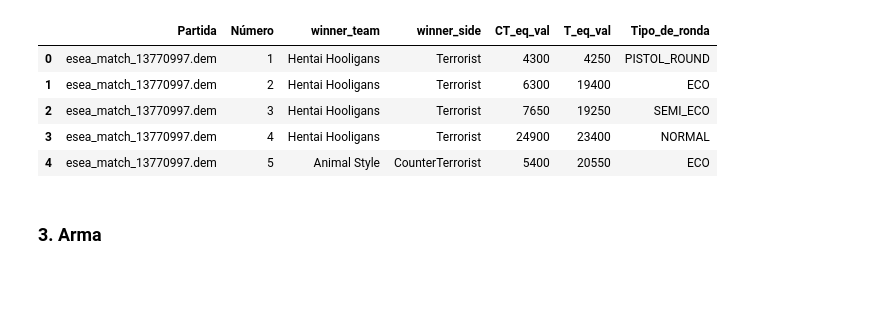
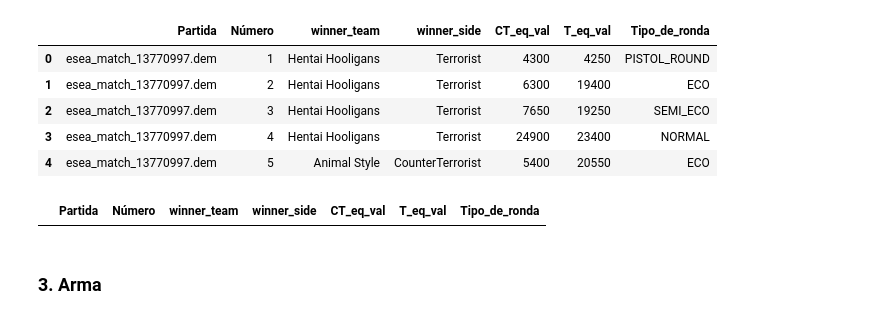
Before and after one commit to Bgallardo46/batos1, a Jupyter notebook: proyecto/Procesamiento datos/Filtro_datos_limpio.ipynb, the cells around one changed output. Saved outputs shown, nothing was run; the diff lists cells and outputs as text; code cells hidden in the pictures; blank space fills up the shorter version.

```diff
--- a/proyecto/Procesamiento datos/Filtro_datos_limpio.ipynb
+++ b/proyecto/Procesamiento datos/Filtro_datos_limpio.ipynb
@@ -103,8 +103,11 @@ Ronda_completo = (
 		.apply(completar_rondas)
 		.reset_index(drop=True)
 )
-# %%
-Ronda = Ronda_completo[Ronda.columns]
+# %%
+#### Reviso la llave foranea de la tabla
+Ronda[~Ronda['Partida'].isin(Partida['Archivo'])]
+# %% [output]
+|  | Partida | Número | winner_team | winner_side | CT_eq_val | T_eq_val | Tipo_de_ronda |
 # %% [markdown]
 ### 3. Arma
 # %%
```
Also changed, not shown: parts of 8 cells of this notebook, 2 other files.
